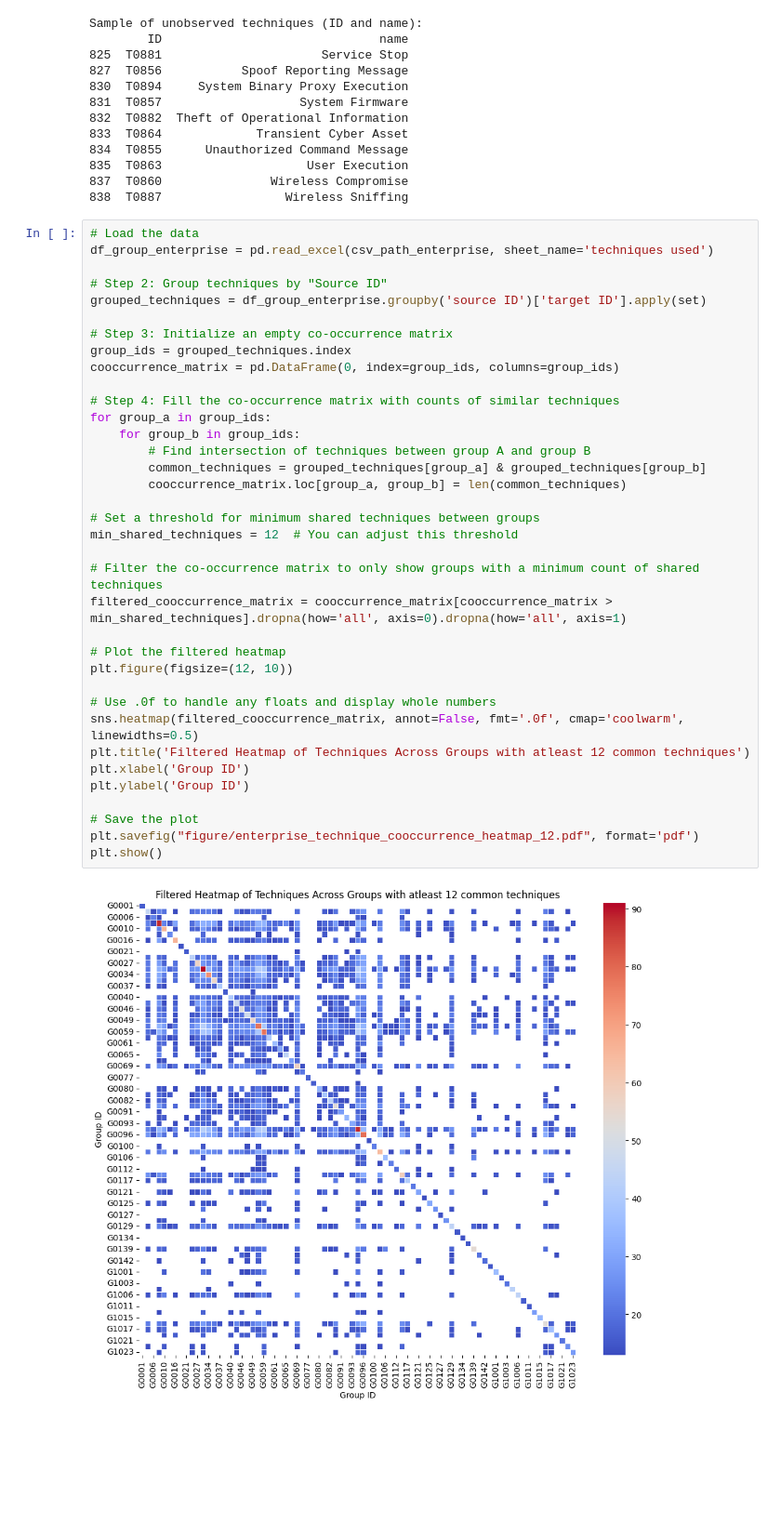
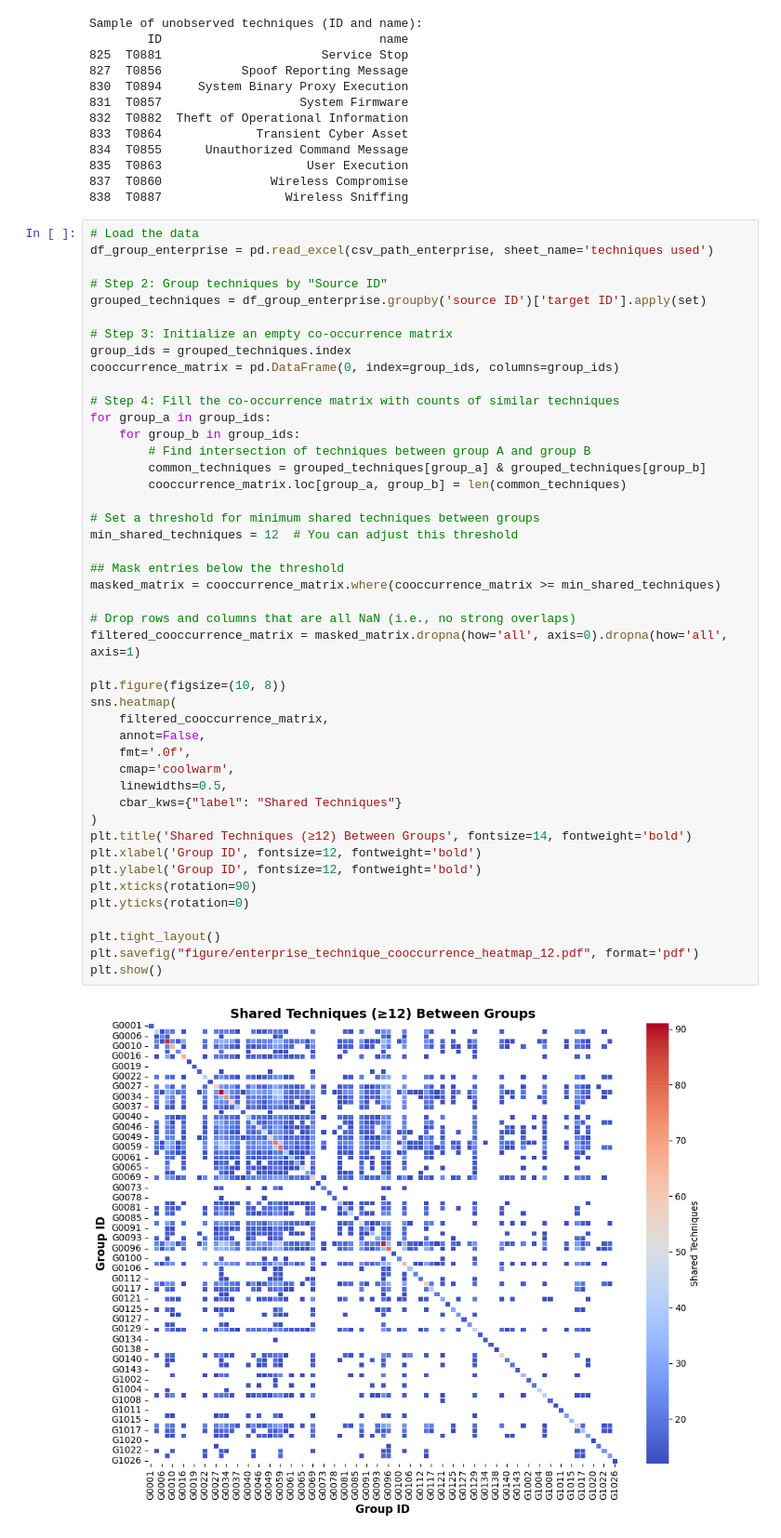
Before and after one commit to sahaaakanksha7/CTITTP, a Jupyter notebook: mitre_attack_group/MITREtechniques.ipynb, the cells around one changed output. Shown at 93% size. Cells and saved outputs as stored; diff of their text form; blank space fills up the shorter version.

Commit message:
improved venn and heatmap diagrams

```diff
--- a/mitre_attack_group/MITREtechniques.ipynb
+++ b/mitre_attack_group/MITREtechniques.ipynb
@@ -177,38 +209,47 @@ Sample of unobserved techniques (ID and name):
 # %%
 # Load the data
 df_group_enterprise = pd.read_excel(csv_path_enterprise, sheet_name='techniques used')
 
 # Step 2: Group techniques by "Source ID"
 grouped_techniques = df_group_enterprise.groupby('source ID')['target ID'].apply(set)
 
 # Step 3: Initialize an empty co-occurrence matrix
 group_ids = grouped_techniques.index
 cooccurrence_matrix = pd.DataFrame(0, index=group_ids, columns=group_ids)
 
 # Step 4: Fill the co-occurrence matrix with counts of similar techniques
 for group_a in group_ids:
     for group_b in group_ids:
         # Find intersection of techniques between group A and group B
         common_techniques = grouped_techniques[group_a] & grouped_techniques[group_b]
         cooccurrence_matrix.loc[group_a, group_b] = len(common_techniques)
 
 # Set a threshold for minimum shared techniques between groups
 min_shared_techniques = 12  # You can adjust this threshold
 
-# Filter the co-occurrence matrix to only show groups with a minimum count of shared techniques
-filtered_cooccurrence_matrix = cooccurrence_matrix[cooccurrence_matrix > min_shared_techniques].dropna(how='all', axis=0).dropna(how='all', axis=1)
+## Mask entries below the threshold
+masked_matrix = cooccurrence_matrix.where(cooccurrence_matrix >= min_shared_techniques)
 
-# Plot the filtered heatmap
-plt.figure(figsize=(12, 10))
+# Drop rows and columns that are all NaN (i.e., no strong overlaps)
+filtered_cooccurrence_matrix = masked_matrix.dropna(how='all', axis=0).dropna(how='all', axis=1)
 
-# Use .0f to handle any floats and display whole numbers
-sns.heatmap(filtered_cooccurrence_matrix, annot=False, fmt='.0f', cmap='coolwarm', linewidths=0.5)
-plt.title('Filtered Heatmap of Techniques Across Groups with atleast 12 common techniques')
-plt.xlabel('Group ID')
-plt.ylabel('Group ID')
+plt.figure(figsize=(10, 8))
+sns.heatmap(
+    filtered_cooccurrence_matrix,
+    annot=False,
+    fmt='.0f',
+    cmap='coolwarm',
+    linewidths=0.5,
+    cbar_kws={"label": "Shared Techniques"}
+)
+plt.title('Shared Techniques (≥12) Between Groups', fontsize=14, fontweight='bold')
+plt.xlabel('Group ID', fontsize=12, fontweight='bold')
+plt.ylabel('Group ID', fontsize=12, fontweight='bold')
+plt.xticks(rotation=90)
+plt.yticks(rotation=0)
 
-# Save the plot
+plt.tight_layout()
 plt.savefig("figure/enterprise_technique_cooccurrence_heatmap_12.pdf", format='pdf')
 plt.show()
 # %% [output]
-[figure, old version]
+[figure, new version]
```
Also changed, not shown: parts of 3 cells of this notebook.
